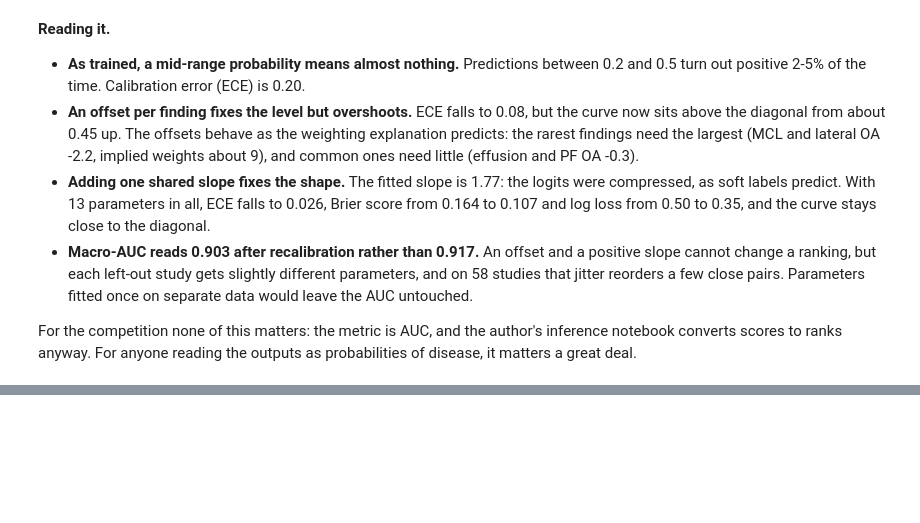
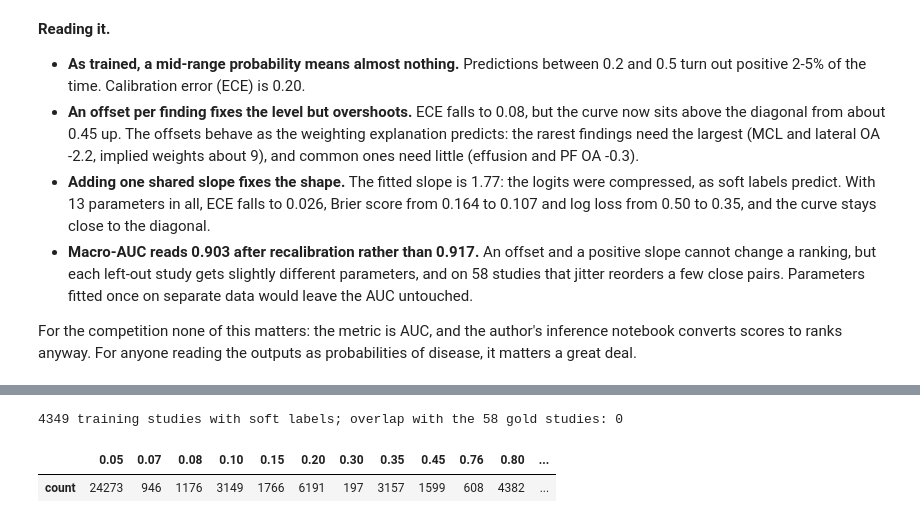
Before and after one commit to ibrahimdodo/knee-mri-raptor, a Jupyter notebook: notebooks/05_errors.ipynb, the cells around one changed output, grey strips where cells are left out. Saved outputs shown, nothing was run; the diff lists cells and outputs as text; code cells hidden in the pictures; blank space fills up the shorter version.

```diff
--- a/notebooks/05_errors.ipynb
+++ b/notebooks/05_errors.ipynb
@@ -412,0 +422,12 @@ ranks anyway. For anyone reading the outputs as probabilities of disease, it mat
+# %%
+soft_path = ROOT / "data/soft_labels/labels_llm_soft.csv"
+soft = pd.read_csv(soft_path)
+S = soft[rc.LAB].values
+print(f"{len(soft)} training studies with soft labels; overlap with the 58 gold studies: "
+      f"{len(set(soft.StudyInstanceUID.astype(str)) & set(gold.StudyInstanceUID.astype(str)))}")
+levels = pd.Series(S.round(2).ravel()).value_counts().sort_index()
+levels.to_frame("count").T
+# %% [output]
+4349 training studies with soft labels; overlap with the 58 gold studies: 0
+|  | 0.05 | 0.07 | 0.08 | 0.10 | 0.15 | 0.20 | 0.30 | 0.35 | 0.45 | 0.76 | 0.80 | ... |
+| count | 24273 | 946 | 1176 | 3149 | 1766 | 6191 | 197 | 3157 | 1599 | 608 | 4382 | ... |
```
Also changed, not shown: parts of 12 cells of this notebook, 2 other files.
